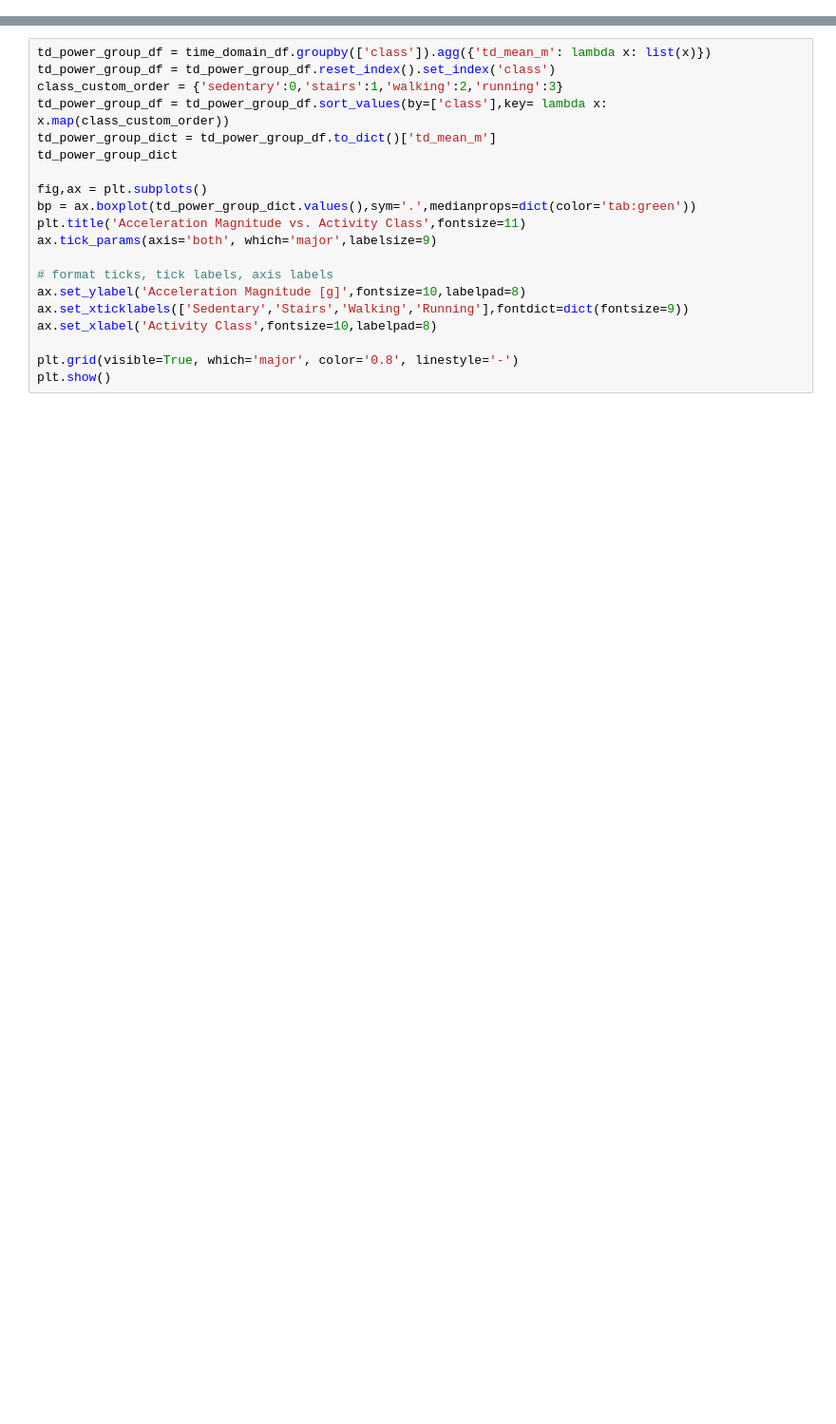
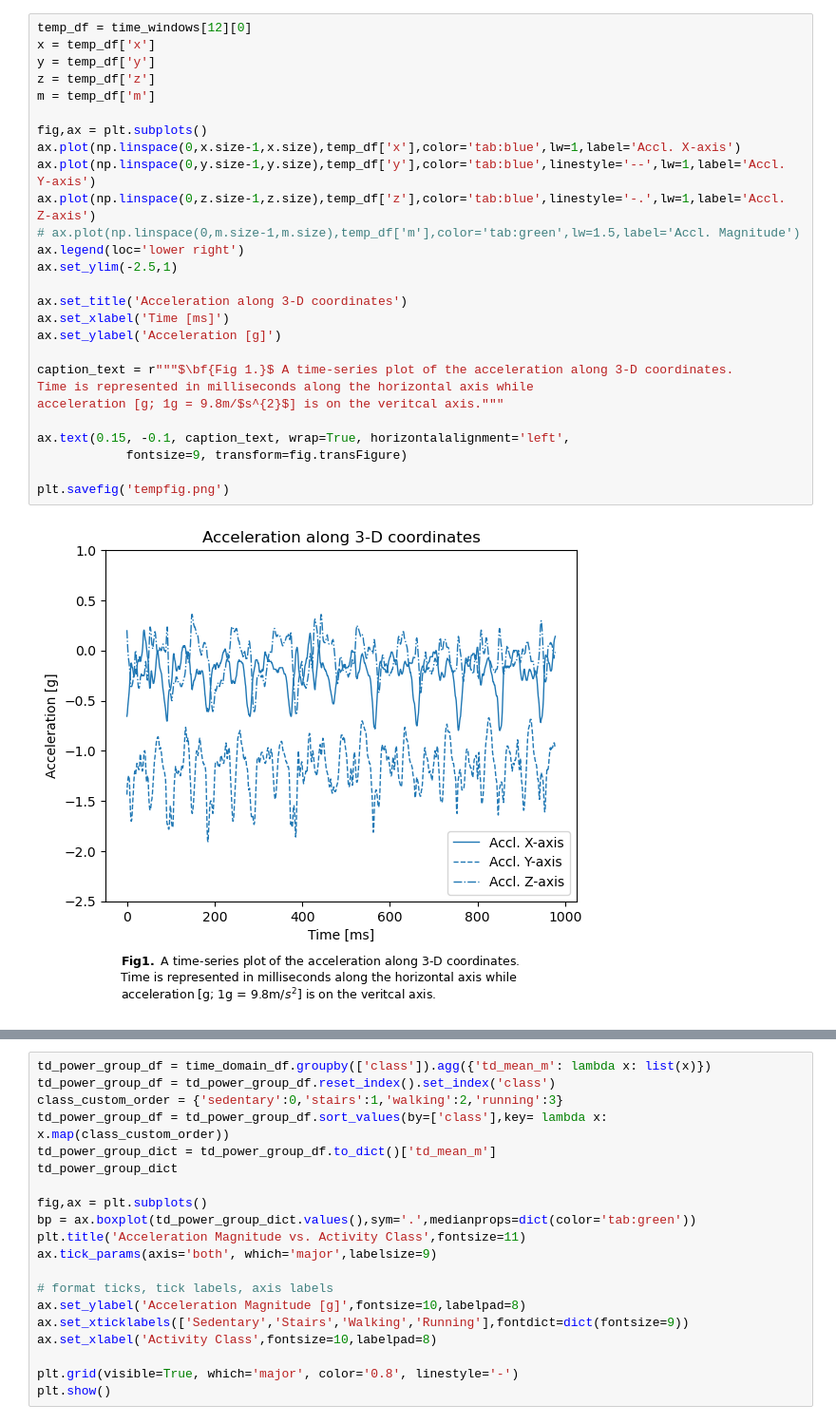
Before and after one commit to raichandanisagar/human-activity-recognition, a Jupyter notebook: src/build_train_test.ipynb, the cells around one changed output, grey strips where cells are left out. Shown at 95% size. Drawn from its saved outputs; the diff is of its cells as text; blank space fills up the shorter version.

```diff
--- a/src/build_train_test.ipynb
+++ b/src/build_train_test.ipynb
@@ -165,3 +125,32 @@ _label_map = {'standing': 'sedentary', 'sitting':'sedentary', 'lying':'sedentary
+# %%
+temp_df = time_windows[12][0]
+x = temp_df['x']
+y = temp_df['y']
+z = temp_df['z']
+m = temp_df['m']
+
+fig,ax = plt.subplots()
+ax.plot(np.linspace(0,x.size-1,x.size),temp_df['x'],color='tab:blue',lw=1,label='Accl. X-axis')
+ax.plot(np.linspace(0,y.size-1,y.size),temp_df['y'],color='tab:blue',linestyle='--',lw=1,label='Accl. Y-axis')
+ax.plot(np.linspace(0,z.size-1,z.size),temp_df['z'],color='tab:blue',linestyle='-.',lw=1,label='Accl. Z-axis')
+# ax.plot(np.linspace(0,m.size-1,m.size),temp_df['m'],color='tab:green',lw=1.5,label='Accl. Magnitude')
+ax.legend(loc='lower right')
+ax.set_ylim(-2.5,1)
+
+ax.set_title('Acceleration along 3-D coordinates')
+ax.set_xlabel('Time [ms]')
+ax.set_ylabel('Acceleration [g]')
+
+caption_text = r"""$\bf{Fig 1.}$ A time-series plot of the acceleration along 3-D coordinates.
+Time is represented in milliseconds along the horizontal axis while
+acceleration [g; 1g = 9.8m/$s^{2}$] is on the veritcal axis."""
+
+ax.text(0.15, -0.1, caption_text, wrap=True, horizontalalignment='left',
+            fontsize=9, transform=fig.transFigure)
+
+plt.savefig('tempfig.png')
+# %% [output]
+[figure, new version]
 # %%
 # defining time domain features
 
```
Also changed, not shown: parts of 16 cells of this notebook, 7 other files.
